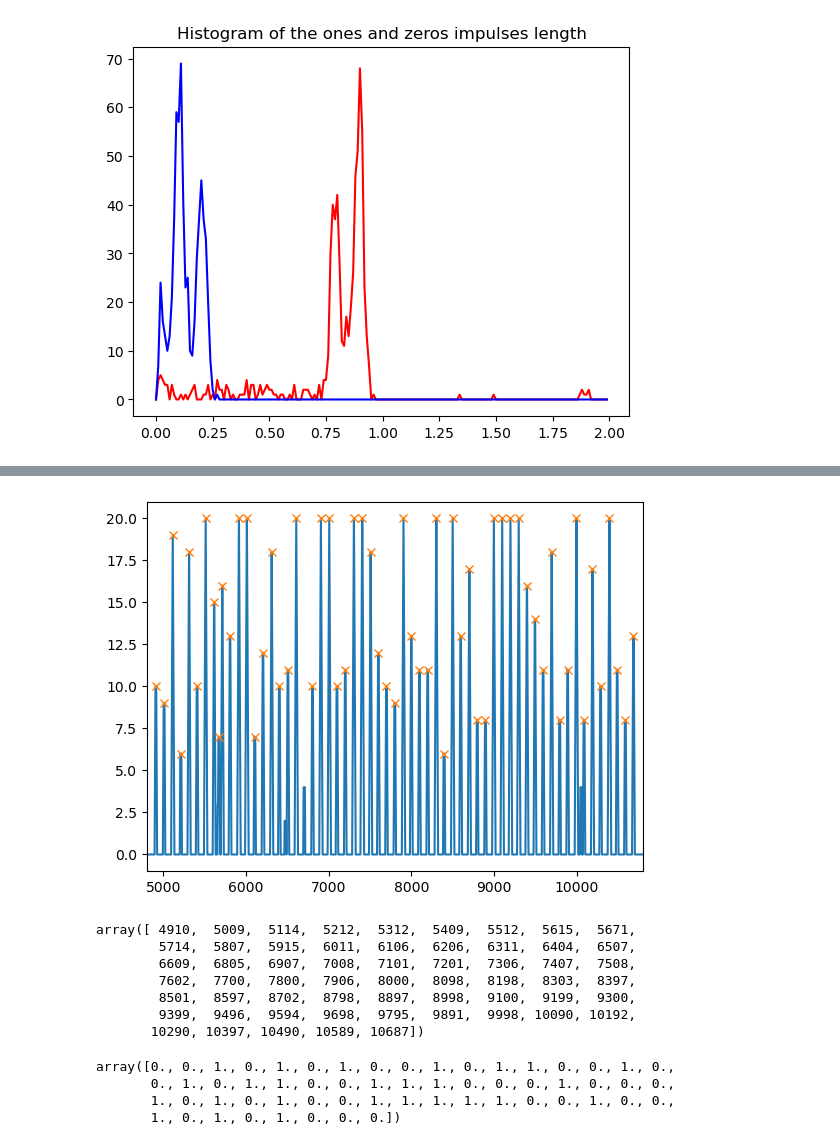
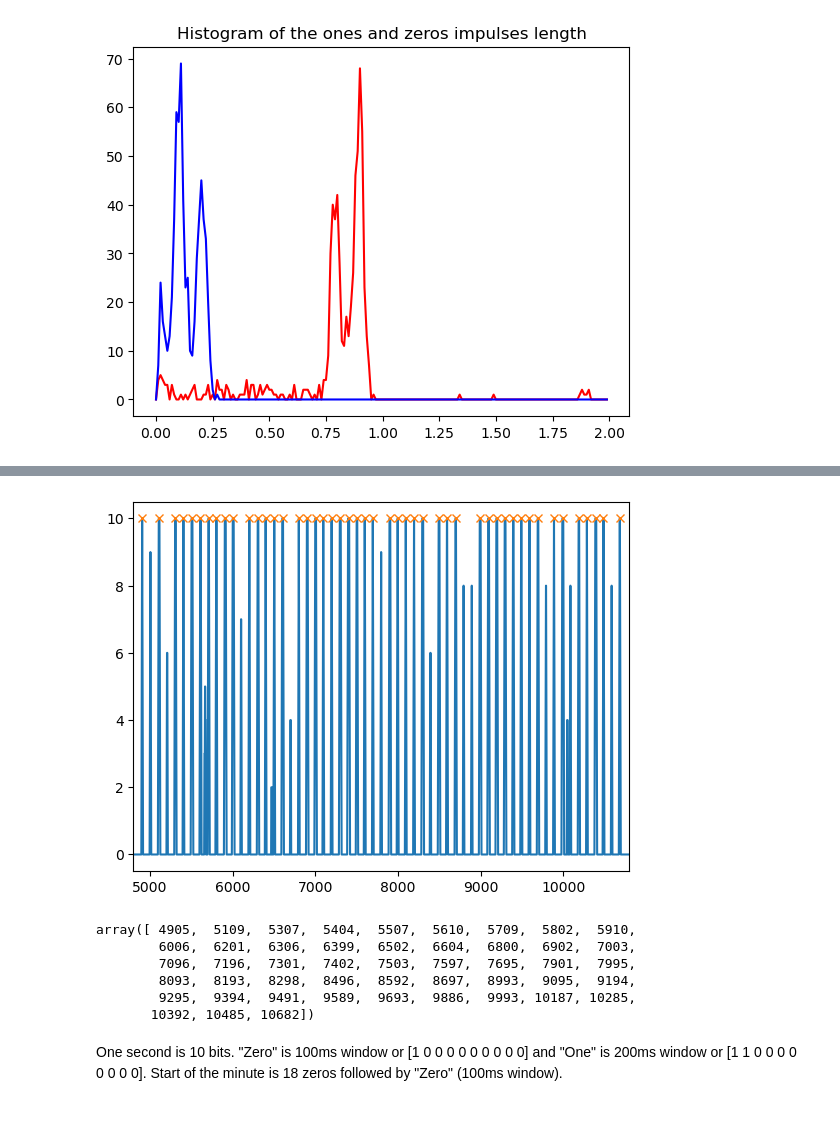
Before and after one commit to Dzalex/NeedleDCF77, a Jupyter notebook: doc/Log_analysing.ipynb, the cells around one changed output, grey strips where cells are left out. Drawn from its saved outputs; the diff is of its cells as text; code cells hidden in the pictures; blank space fills up the shorter version.

```diff
--- a/doc/Log_analysing.ipynb
+++ b/doc/Log_analysing.ipynb
@@ -50,5 +59,5 @@ plt.show()
 # %%
 #Finding convolution between 200ms window and sample signal to get impulses lengths
-win = np.ones(20)
+win = np.ones(10)
 c = np.convolve(win,samples_dcf77)
 # %%
@@ -60,35 +69,20 @@ plt.plot(t[0:6000],c[0:6000])
 # %%
 #finding convolution peaks and ploting first complete 60sec window
-peaks, _ = find_peaks(c, height= 5)
+peaks, _ = find_peaks(c, height= 10)
 plt.plot(c[0:11000])
 plt.plot(peaks[peaks<10800], c[peaks[peaks<10800]], 'x')
 plt.xlim([4800,10800])
 plt.show()
 # %% [output]
-[figure, old version]
+[figure, new version]
 # %%
 #Extracting peaks from said window
 new_peaks = peaks[peaks<10800]
 new_peaks[new_peaks>4900]
 # %% [output]
-array([ 4910,  5009,  5114,  5212,  5312,  5409,  5512,  5615,  5671,
-        5714,  5807,  5915,  6011,  6106,  6206,  6311,  6404,  6507,
-        6609,  6805,  6907,  7008,  7101,  7201,  7306,  7407,  7508,
-        7602,  7700,  7800,  7906,  8000,  8098,  8198,  8303,  8397,
-        8501,  8597,  8702,  8798,  8897,  8998,  9100,  9199,  9300,
-        9399,  9496,  9594,  9698,  9795,  9891,  9998, 10090, 10192,
-       10290, 10397, 10490, 10589, 10687])
+array([ 4905,  5109,  5307,  5404,  5507,  5610,  5709,  5802,  5910,
+        6006,  6201,  6306,  6399,  6502,  6604,  6800,  6902,  7003,
+        7096,  7196,  7301,  7402,  7503,  7597,  7695,  7901,  7995,
+        8093,  8193,  8298,  8496,  8592,  8697,  8993,  9095,  9194,
+        9295,  9394,  9491,  9589,  9693,  9886,  9993, 10187, 10285,
+       10392, 10485, 10682])
-# %%
-#Trying to convert peaks into binary code
-c_peaks = c[new_peaks[new_peaks>4900]]
-for i in range(len(c_peaks)):
-    if c_peaks[i] > 15:
-        c_peaks[i] = 1
-    else:
-        c_peaks[i] = 0
-c_peaks
-# %% [output]
-array([0., 0., 1., 0., 1., 0., 1., 0., 0., 1., 0., 1., 1., 0., 0., 1., 0.,
-       0., 1., 0., 1., 1., 0., 0., 1., 1., 1., 0., 0., 0., 1., 0., 0., 0.,
-       1., 0., 1., 0., 1., 0., 0., 1., 1., 1., 1., 1., 0., 0., 1., 0., 0.,
-       1., 0., 1., 0., 1., 0., 0., 0.])
@@ -94,0 +98,2 @@ array([0., 0., 1., 0., 1., 0., 1., 0., 0., 1., 0., 1., 1., 0., 0., 1., 0.,
+# %% [markdown]
+One second is 10 bits. "Zero" is 100ms window or [1 0 0 0 0 0 0 0 0 0] and "One" is 200ms window or [1 1 0 0 0 0 0 0 0 0]. Start of the minute is 18 zeros followed by "Zero" (100ms window).
```
Also changed, not shown: parts of 13 cells of this notebook, 1 other file.
